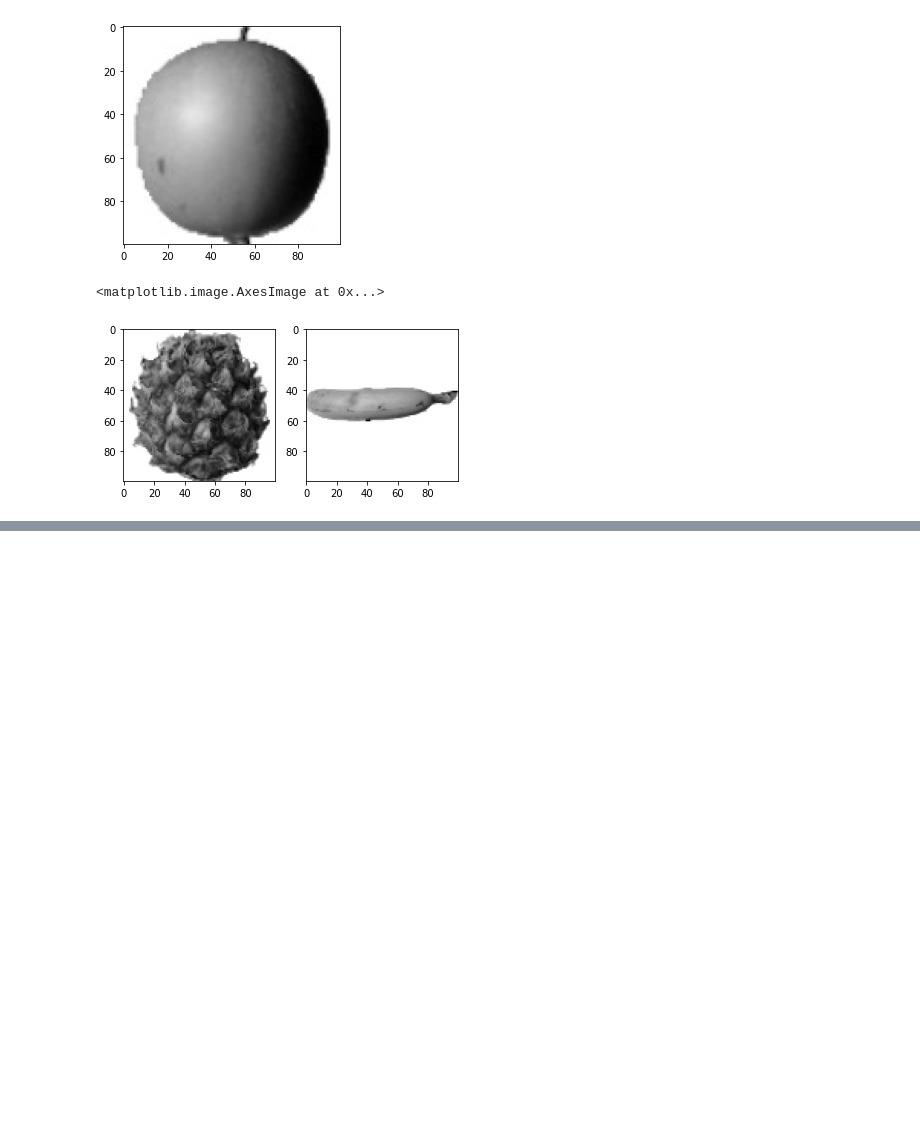
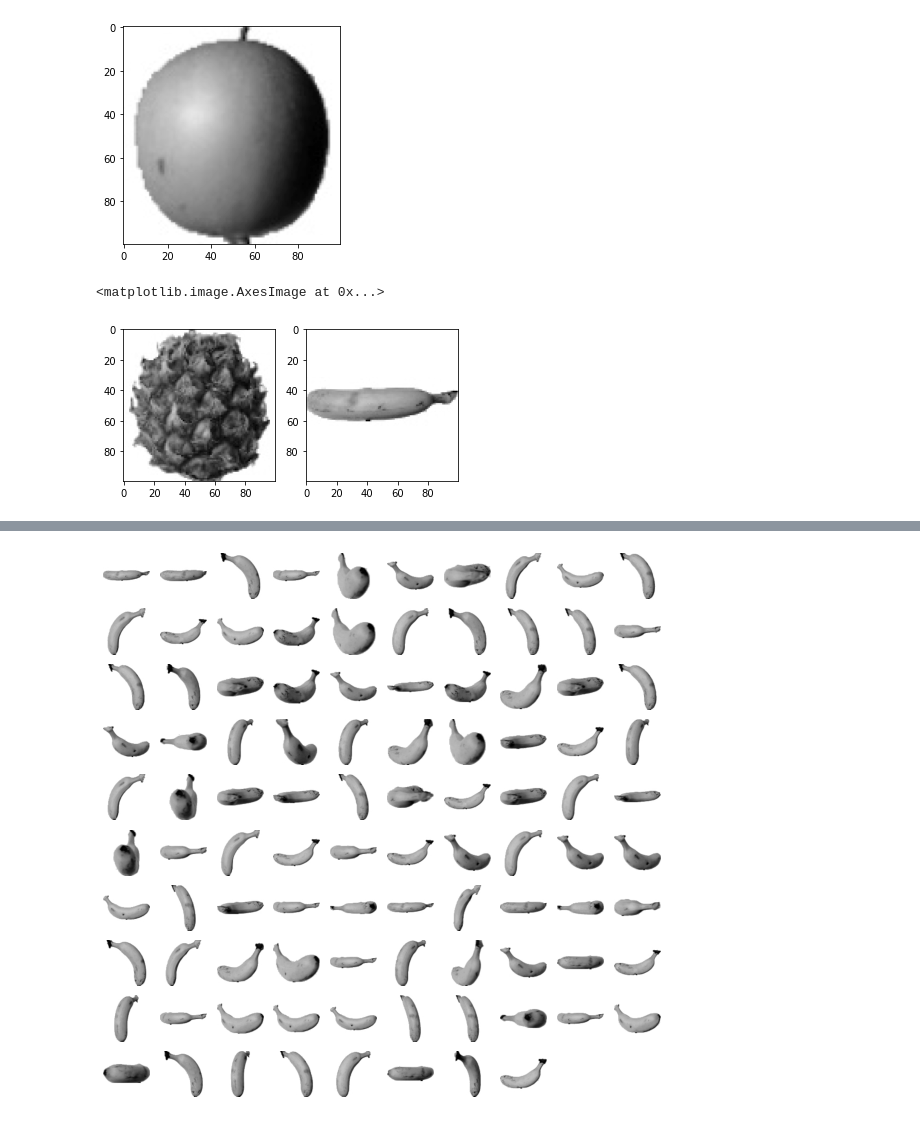
Before and after one commit to YouKyoung-Na/cnu_python_basic, a Jupyter notebook: 클러스터링 모델.ipynb, the cells around one changed output, grey strips where cells are left out. Saved outputs shown, nothing was run; the diff lists cells and outputs as text; code cells hidden in the pictures; blank space fills up the shorter version.

```diff
--- a/클러스터링 모델.ipynb
+++ b/클러스터링 모델.ipynb
@@ -54,0 +181,4 @@ axs[1].imshow(fruits[200], cmap='gray_r')
+# %%
+draw_fruits(fruits[km.labels_==1])  #2번 그룹, 바나나 분류
+# %% [output]
+[figure, added]
```
Also changed, not shown: parts of 17 cells of this notebook, 2 other files.
